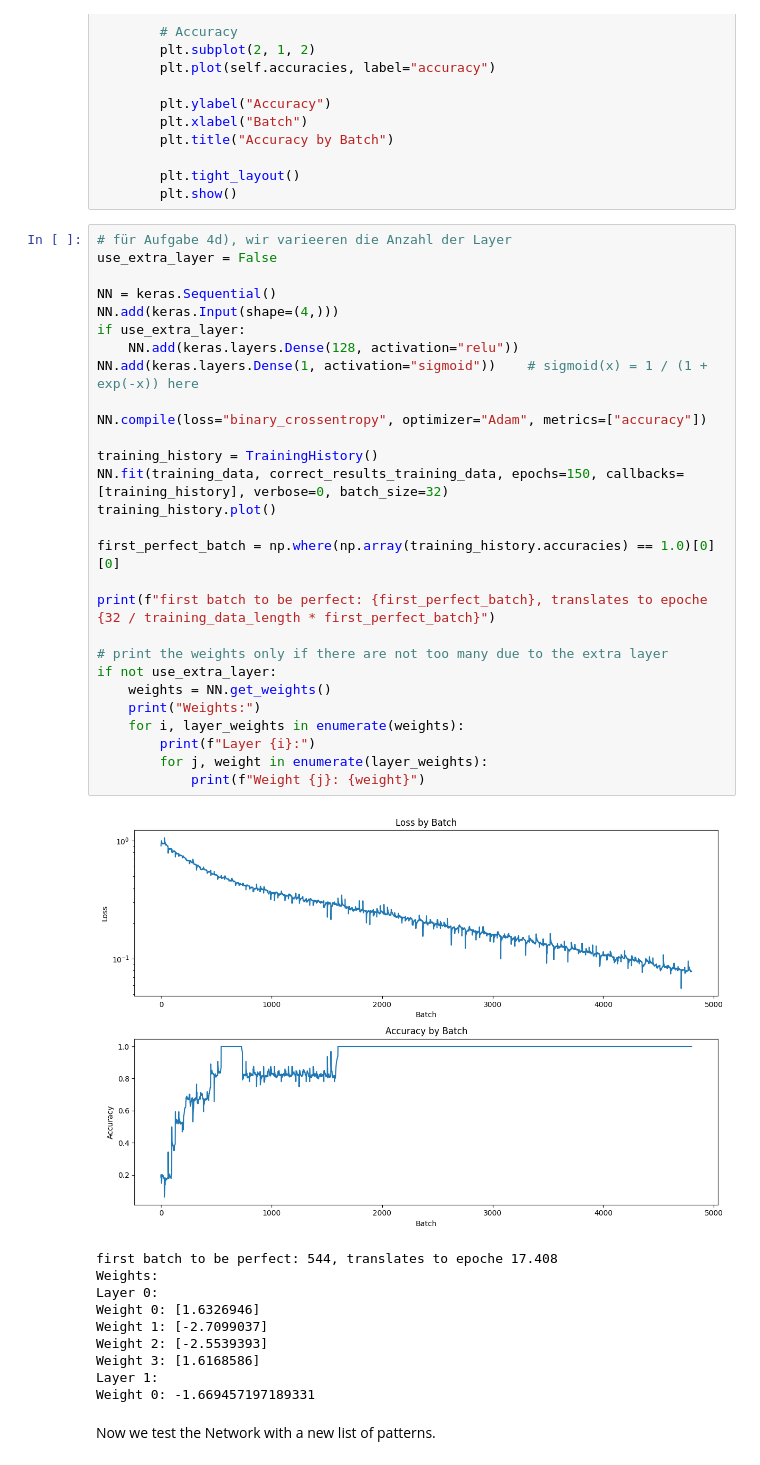
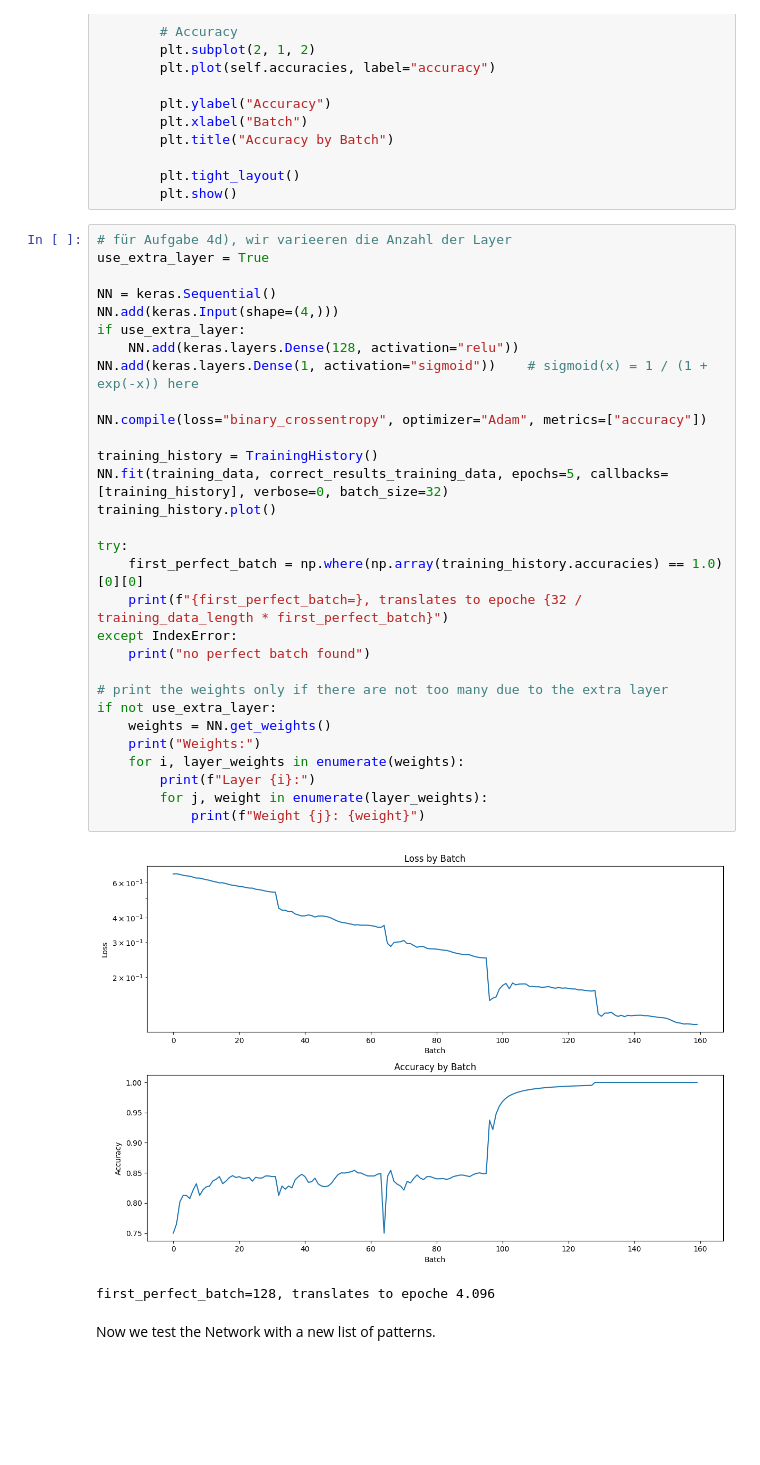
Before and after one commit to PhiIantrop/Neuronensimulation, a Jupyter notebook: Aufgabe_4.ipynb, the cells around one changed output. Saved outputs shown, nothing was run; the diff lists cells and outputs as text; blank space fills up the shorter version.

```diff
--- a/Aufgabe_4.ipynb
+++ b/Aufgabe_4.ipynb
@@ -53,43 +53,37 @@ class TrainingHistory(keras.callbacks.Callback):
         plt.show()
 # %%
 # für Aufgabe 4d), wir varieeren die Anzahl der Layer
-use_extra_layer = False
+use_extra_layer = True
 
 NN = keras.Sequential()
 NN.add(keras.Input(shape=(4,)))
 if use_extra_layer:
     NN.add(keras.layers.Dense(128, activation="relu"))
 NN.add(keras.layers.Dense(1, activation="sigmoid"))    # sigmoid(x) = 1 / (1 + exp(-x)) here
 
 NN.compile(loss="binary_crossentropy", optimizer="Adam", metrics=["accuracy"])
 
 training_history = TrainingHistory()
-NN.fit(training_data, correct_results_training_data, epochs=150, callbacks=[training_history], verbose=0, batch_size=32)
+NN.fit(training_data, correct_results_training_data, epochs=5, callbacks=[training_history], verbose=0, batch_size=32)
 training_history.plot()
 
-first_perfect_batch = np.where(np.array(training_history.accuracies) == 1.0)[0][0]
-
-print(f"first batch to be perfect: {first_perfect_batch}, translates to epoche {32 / training_data_length * first_perfect_batch}")
+try:
+    first_perfect_batch = np.where(np.array(training_history.accuracies) == 1.0)[0][0]
+    print(f"{first_perfect_batch=}, translates to epoche {32 / training_data_length * first_perfect_batch}")
+except IndexError:
+    print("no perfect batch found")
 
 # print the weights only if there are not too many due to the extra layer
 if not use_extra_layer:
     weights = NN.get_weights()
     print("Weights:")
     for i, layer_weights in enumerate(weights):
         print(f"Layer {i}:")
         for j, weight in enumerate(layer_weights):
             print(f"Weight {j}: {weight}")
 # %% [output]
-[figure, old version]
+[figure, new version]
-first batch to be perfect: 544, translates to epoche 17.408
-Weights:
-Layer 0:
-Weight 0: [1.6326946]
-Weight 1: [-2.7099037]
-Weight 2: [-2.5539393]
-Weight 3: [1.6168586]
-Layer 1:
-Weight 0: -1.669457197189331
+first_perfect_batch=128, translates to epoche 4.096
 # %% [markdown]
 Now we test the Network with a new list of patterns.
 # %%
```
Also changed, not shown: parts of 4 cells of this notebook.
